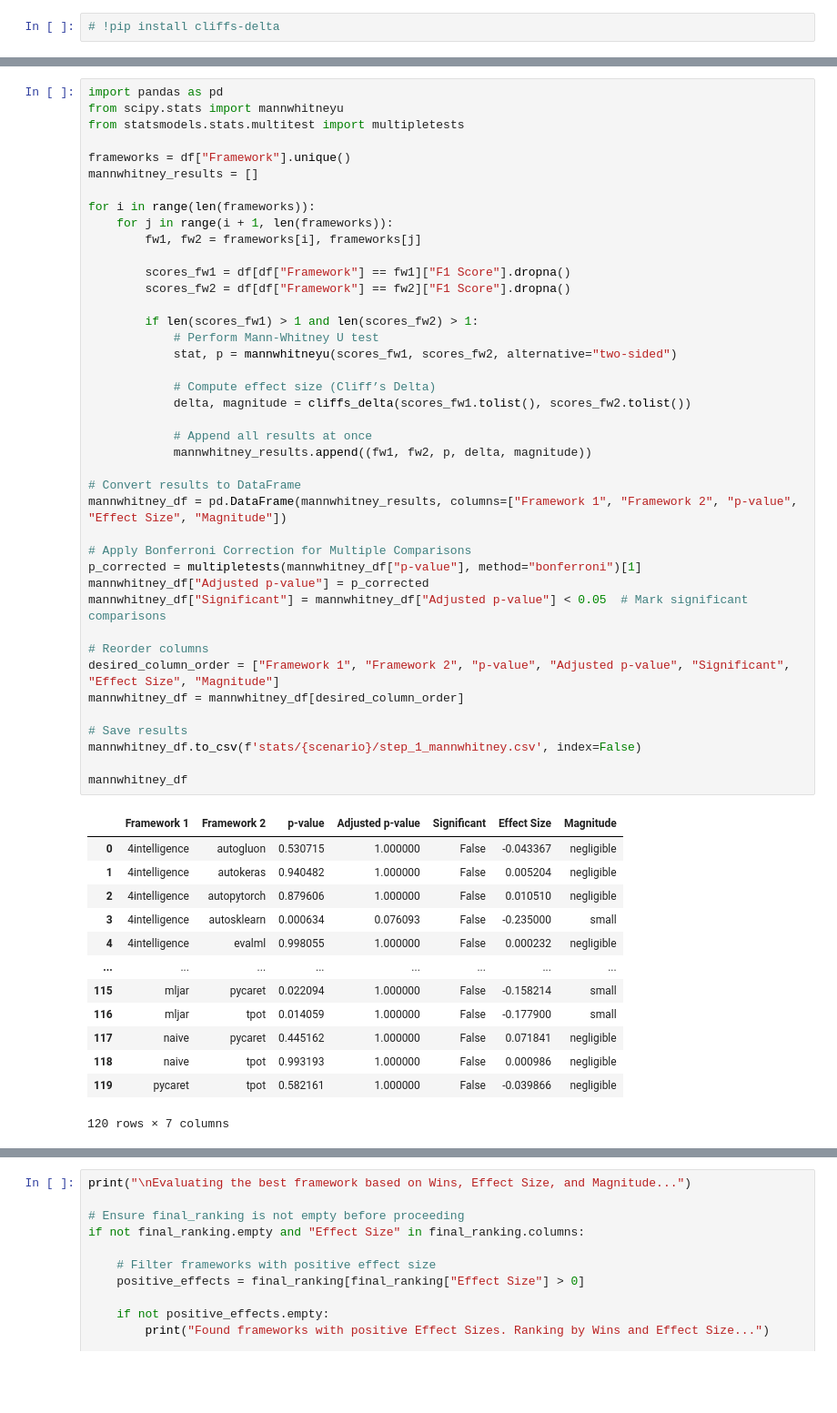
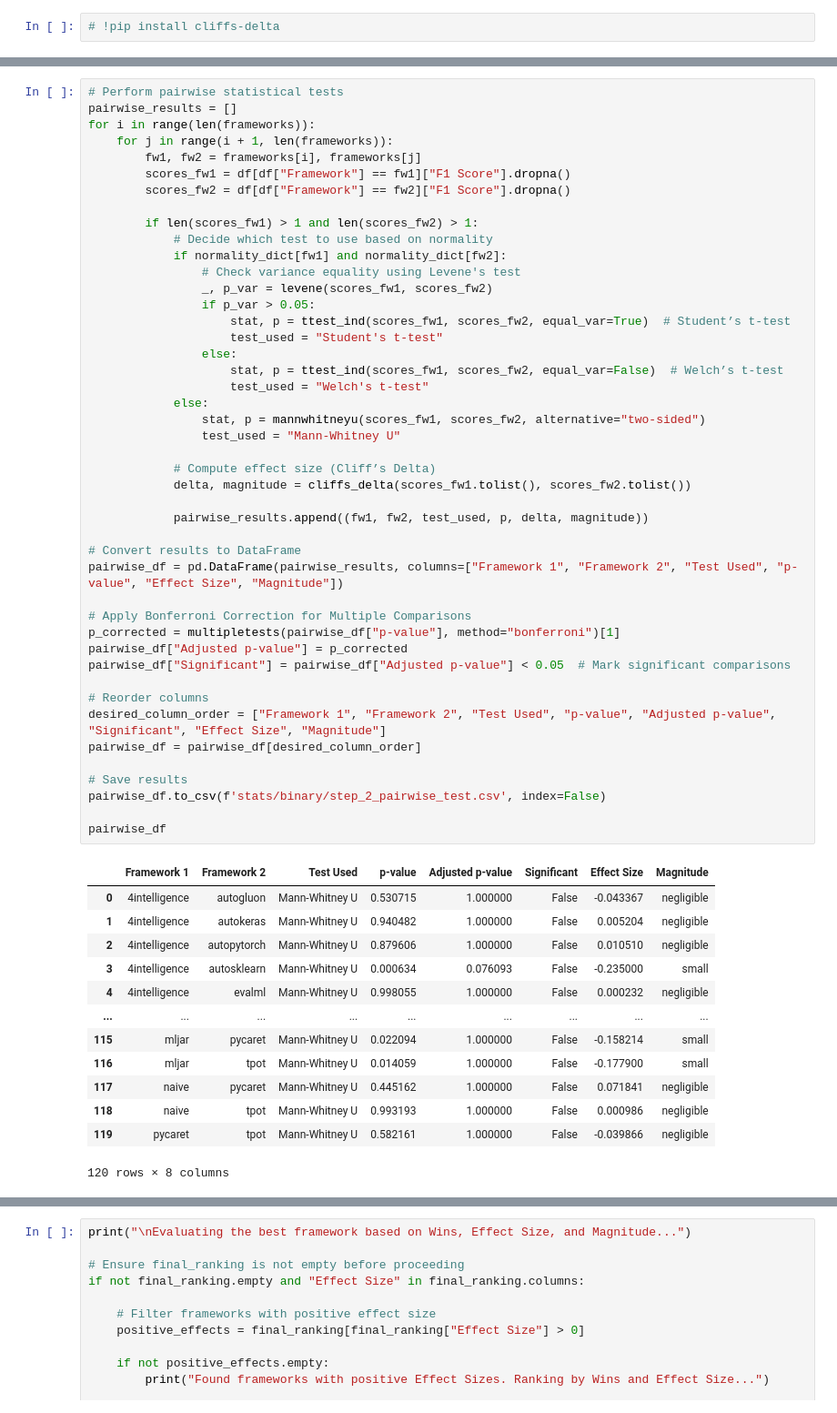
Before and after one commit to marcelovca90/auto-ml-evaluation, a Jupyter notebook: stats/utils_stats_review_runner.ipynb, the cells around one changed output, grey strips where cells are left out. Shown at 91% size. Drawn from its saved outputs; the diff is of its cells as text; blank space fills up the shorter version.

Commit message:
Add Shapiro/KS/Levene/Student/Welch tests

```diff
--- a/stats/utils_stats_review_runner.ipynb
+++ b/stats/utils_stats_review_runner.ipynb
@@ -52,58 +110,62 @@ framework_medians = df.groupby("Framework")["F1 Score"].median().sort_values(asc
 - "Effect Size", "Magnitude" → Practical significance of differences.
 - "Significant" → Boolean flag indicating if the difference is statistically significant.
 # %%
-import pandas as pd
-from scipy.stats import mannwhitneyu
-from statsmodels.stats.multitest import multipletests
-
-frameworks = df["Framework"].unique()
-mannwhitney_results = []
-
+# Perform pairwise statistical tests
+pairwise_results = []
 for i in range(len(frameworks)):
     for j in range(i + 1, len(frameworks)):
         fw1, fw2 = frameworks[i], frameworks[j]
-
         scores_fw1 = df[df["Framework"] == fw1]["F1 Score"].dropna()
         scores_fw2 = df[df["Framework"] == fw2]["F1 Score"].dropna()
 
         if len(scores_fw1) > 1 and len(scores_fw2) > 1:
-            # Perform Mann-Whitney U test
-            stat, p = mannwhitneyu(scores_fw1, scores_fw2, alternative="two-sided")
+            # Decide which test to use based on normality
+            if normality_dict[fw1] and normality_dict[fw2]:
+                # Check variance equality using Levene's test
+                _, p_var = levene(scores_fw1, scores_fw2)
+                if p_var > 0.05:
+                    stat, p = ttest_ind(scores_fw1, scores_fw2, equal_var=True)  # Student’s t-test
+                    test_used = "Student's t-test"
+                else:
+                    stat, p = ttest_ind(scores_fw1, scores_fw2, equal_var=False)  # Welch’s t-test
+                    test_used = "Welch's t-test"
+            else:
+                stat, p = mannwhitneyu(scores_fw1, scores_fw2, alternative="two-sided")
+                test_used = "Mann-Whitney U"
 
             # Compute effect size (Cliff’s Delta)
             delta, magnitude = cliffs_delta(scores_fw1.tolist(), scores_fw2.tolist())
 
-            # Append all results at once
-            mannwhitney_results.append((fw1, fw2, p, delta, magnitude))
+            pairwise_results.append((fw1, fw2, test_used, p, delta, magnitude))
 
 # Convert results to DataFrame
-mannwhitney_df = pd.DataFrame(mannwhitney_results, columns=["Framework 1", "Framework 2", "p-value", "Effect Size", "Magnitude"])
+pairwise_df = pd.DataFrame(pairwise_results, columns=["Framework 1", "Framework 2", "Test Used", "p-value", "Effect Size", "Magnitude"])
 
 # Apply Bonferroni Correction for Multiple Comparisons
-p_corrected = multipletests(mannwhitney_df["p-value"], method="bonferroni")[1]
-mannwhitney_df["Adjusted p-value"] = p_corrected
-mannwhitney_df["Significant"] = mannwhitney_df["Adjusted p-value"] < 0.05  # Mark significant comparisons
+p_corrected = multipletests(pairwise_df["p-value"], method="bonferroni")[1]
+pairwise_df["Adjusted p-value"] = p_corrected
+pairwise_df["Significant"] = pairwise_df["Adjusted p-value"] < 0.05  # Mark significant comparisons
 
 # Reorder columns
-desired_column_order = ["Framework 1", "Framework 2", "p-value", "Adjusted p-value", "Significant", "Effect Size", "Magnitude"]
-mannwhitney_df = mannwhitney_df[desired_column_order]
+desired_column_order = ["Framework 1", "Framework 2", "Test Used", "p-value", "Adjusted p-value", "Significant", "Effect Size", "Magnitude"]
+pairwise_df = pairwise_df[desired_column_order]
 
 # Save results
-mannwhitney_df.to_csv(f'stats/{scenario}/step_1_mannwhitney.csv', index=False)
+pairwise_df.to_csv(f'stats/binary/step_2_pairwise_test.csv', index=False)
 
-mannwhitney_df
+pairwise_df
 # %% [output]
-|  | Framework 1 | Framework 2 | p-value | Adjusted p-value | Significant | Effect Size | Magnitude |
-| 0 | 4intelligence | autogluon | 0.530715 | 1.000000 | False | -0.043367 | negligible |
-| 1 | 4intelligence | autokeras | 0.940482 | 1.000000 | False | 0.005204 | negligible |
-| 2 | 4intelligence | autopytorch | 0.879606 | 1.000000 | False | 0.010510 | negligible |
-| 3 | 4intelligence | autosklearn | 0.000634 | 0.076093 | False | -0.235000 | small |
-| 4 | 4intelligence | evalml | 0.998055 | 1.000000 | False | 0.000232 | negligible |
-| ... | ... | ... | ... | ... | ... | ... | ... |
-| 115 | mljar | pycaret | 0.022094 | 1.000000 | False | -0.158214 | small |
-| 116 | mljar | tpot | 0.014059 | 1.000000 | False | -0.177900 | small |
-| 117 | naive | pycaret | 0.445162 | 1.000000 | False | 0.071841 | negligible |
-| 118 | naive | tpot | 0.993193 | 1.000000 | False | 0.000986 | negligible |
-| 119 | pycaret | tpot | 0.582161 | 1.000000 | False | -0.039866 | negligible |
+|  | Framework 1 | Framework 2 | Test Used | p-value | Adjusted p-value | Significant | Effect Size | Magnitude |
+| 0 | 4intelligence | autogluon | Mann-Whitney U | 0.530715 | 1.000000 | False | -0.043367 | negligible |
+| 1 | 4intelligence | autokeras | Mann-Whitney U | 0.940482 | 1.000000 | False | 0.005204 | negligible |
+| 2 | 4intelligence | autopytorch | Mann-Whitney U | 0.879606 | 1.000000 | False | 0.010510 | negligible |
+| 3 | 4intelligence | autosklearn | Mann-Whitney U | 0.000634 | 0.076093 | False | -0.235000 | small |
+| 4 | 4intelligence | evalml | Mann-Whitney U | 0.998055 | 1.000000 | False | 0.000232 | negligible |
+| ... | ... | ... | ... | ... | ... | ... | ... | ... |
+| 115 | mljar | pycaret | Mann-Whitney U | 0.022094 | 1.000000 | False | -0.158214 | small |
+| 116 | mljar | tpot | Mann-Whitney U | 0.014059 | 1.000000 | False | -0.177900 | small |
+| 117 | naive | pycaret | Mann-Whitney U | 0.445162 | 1.000000 | False | 0.071841 | negligible |
+| 118 | naive | tpot | Mann-Whitney U | 0.993193 | 1.000000 | False | 0.000986 | negligible |
+| 119 | pycaret | tpot | Mann-Whitney U | 0.582161 | 1.000000 | False | -0.039866 | negligible |
-120 rows × 7 columns
+120 rows × 8 columns
 # %% [markdown]
```
Also changed, not shown: parts of 18 cells of this notebook, 10 other files.
